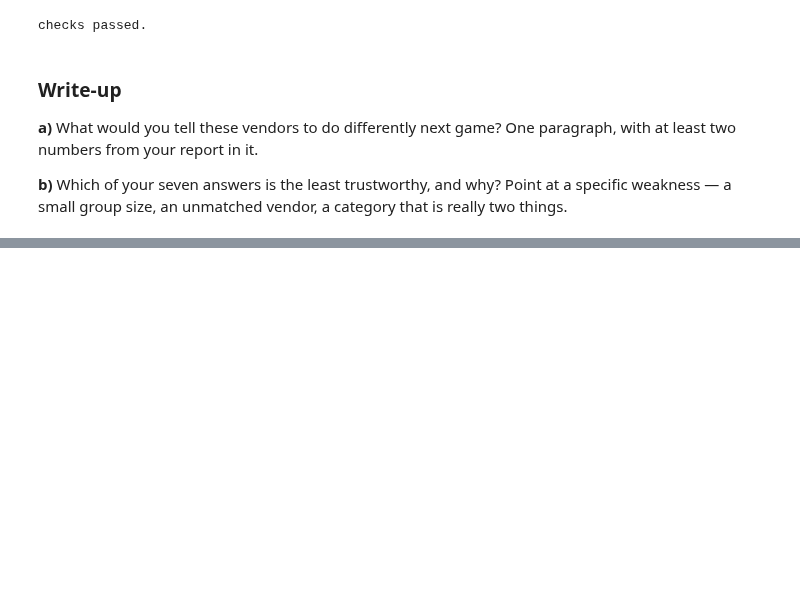
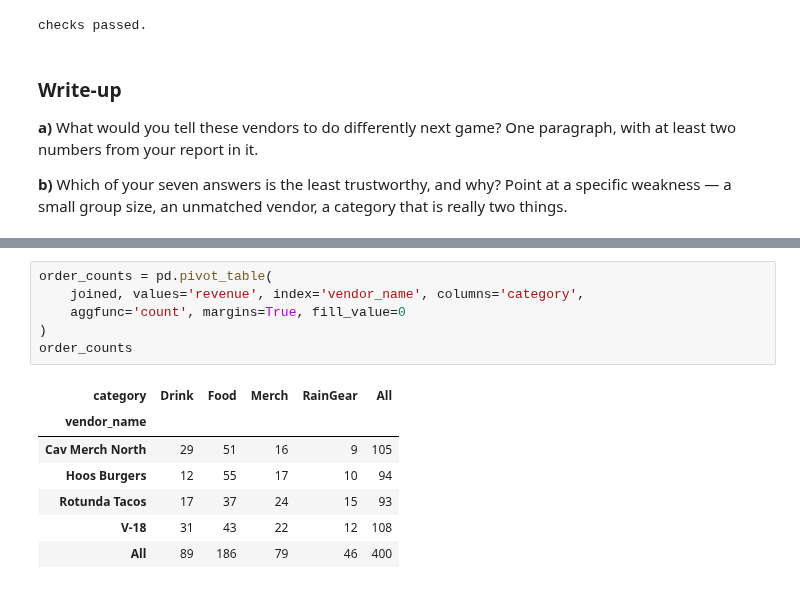
Before and after one commit to michaelhunter12/ds2002-fa26, a Jupyter notebook: notebooks/03-pandas-cleaning/2026-09-18 — Pandas Challenge — Lab.ipynb, the cells around one changed output, grey strips where cells are left out. Saved outputs shown, nothing was run; the diff lists cells and outputs as text; blank space fills up the shorter version.

```diff
--- a/notebooks/03-pandas-cleaning/2026-09-18 — Pandas Challenge — Lab.ipynb
+++ b/notebooks/03-pandas-cleaning/2026-09-18 — Pandas Challenge — Lab.ipynb
@@ -141,0 +209,14 @@ _your answer here_
+# %%
+order_counts = pd.pivot_table(
+    joined, values='revenue', index='vendor_name', columns='category',
+    aggfunc='count', margins=True, fill_value=0
+)
+order_counts
+# %% [output]
+| category | Drink | Food | Merch | RainGear | All |
+| vendor_name |  |  |  |  |  |
+| Cav Merch North | 29 | 51 | 16 | 9 | 105 |
+| Hoos Burgers | 12 | 55 | 17 | 10 | 94 |
+| Rotunda Tacos | 17 | 37 | 24 | 15 | 93 |
+| V-18 | 31 | 43 | 22 | 12 | 108 |
+| All | 89 | 186 | 79 | 46 | 400 |
```
Also changed, not shown: parts of 20 cells of this notebook.
